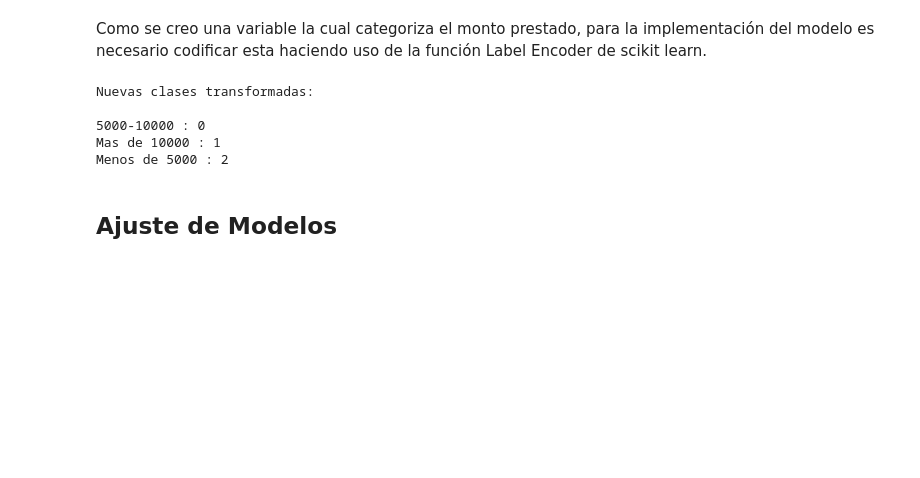
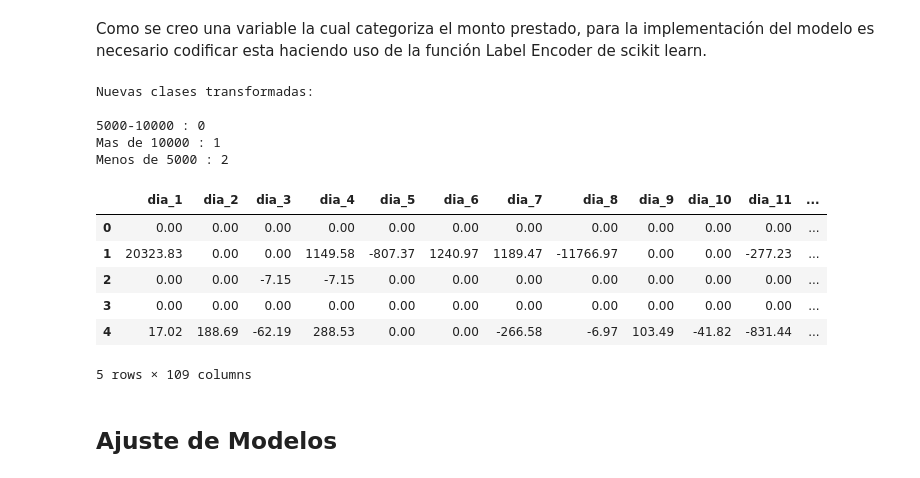
Before and after one commit to statscol/icesi_faii_final, a Jupyter notebook: fundamentos_analiticaII_final.ipynb, the cells around one changed output. Saved outputs shown, nothing was run; the diff lists cells and outputs as text; code cells hidden in the pictures; blank space fills up the shorter version.

```diff
--- a/fundamentos_analiticaII_final.ipynb
+++ b/fundamentos_analiticaII_final.ipynb
@@ -415,6 +416,15 @@ Menos de 5000 : 2
 ## Estandarización
 # %%
 datamodel=DatosFinal.drop(columns=['ID','pago','fecha'])
+datamodel.head()
+# %% [output]
+|  | dia_1 | dia_2 | dia_3 | dia_4 | dia_5 | dia_6 | dia_7 | dia_8 | dia_9 | dia_10 | dia_11 | ... |
+| 0 | 0.00 | 0.00 | 0.00 | 0.00 | 0.00 | 0.00 | 0.00 | 0.00 | 0.00 | 0.00 | 0.00 | ... |
+| 1 | 20323.83 | 0.00 | 0.00 | 1149.58 | -807.37 | 1240.97 | 1189.47 | -11766.97 | 0.00 | 0.00 | -277.23 | ... |
+| 2 | 0.00 | 0.00 | -7.15 | -7.15 | 0.00 | 0.00 | 0.00 | 0.00 | 0.00 | 0.00 | 0.00 | ... |
+| 3 | 0.00 | 0.00 | 0.00 | 0.00 | 0.00 | 0.00 | 0.00 | 0.00 | 0.00 | 0.00 | 0.00 | ... |
+| 4 | 17.02 | 188.69 | -62.19 | 288.53 | 0.00 | 0.00 | -266.58 | -6.97 | 103.49 | -41.82 | -831.44 | ... |
+5 rows × 109 columns
 # %% [markdown]
 ## Ajuste de Modelos
 # %% [markdown]
```
Also changed, not shown: parts of 51 cells of this notebook.
